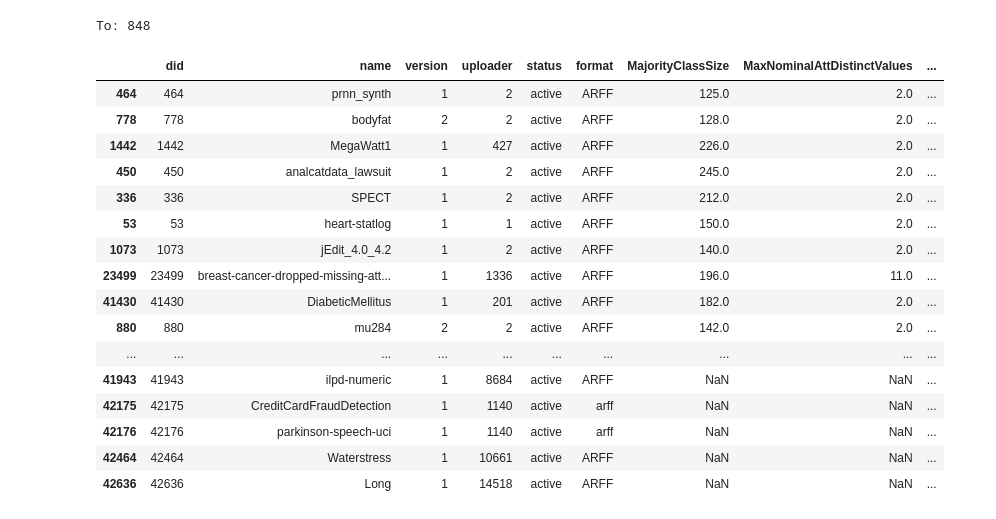
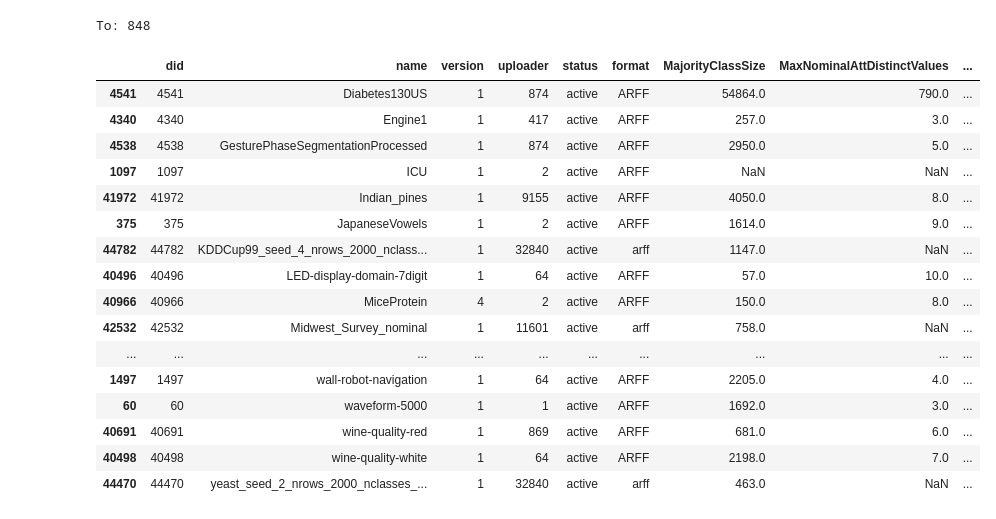
Before and after one commit to WmWessels/MasterThesis, a Jupyter notebook: reproduce/GetOpenMLTaskIDs.ipynb, the cells around one changed output. Drawn from its saved outputs; the diff is of its cells as text; code cells hidden in the pictures.

```diff
--- a/reproduce/GetOpenMLTaskIDs.ipynb
+++ b/reproduce/GetOpenMLTaskIDs.ipynb
@@ -540,22 +543,22 @@ final_multi = final_frame[final_frame["NumberOfClasses"] > 2]
 # final_multi.to_csv("multi_usable.csv")
 # %%
 pd.set_option('display.max_rows', None)
-final_binary
+final_multi.sort_values(by = "name")
 # %% [output]
 |  | did | name | version | uploader | status | format | MajorityClassSize | MaxNominalAttDistinctValues | ... |
-| 464 | 464 | prnn_synth | 1 | 2 | active | ARFF | 125.0 | 2.0 | ... |
-| 778 | 778 | bodyfat | 2 | 2 | active | ARFF | 128.0 | 2.0 | ... |
-| 1442 | 1442 | MegaWatt1 | 1 | 427 | active | ARFF | 226.0 | 2.0 | ... |
-| 450 | 450 | analcatdata_lawsuit | 1 | 2 | active | ARFF | 245.0 | 2.0 | ... |
-| 336 | 336 | SPECT | 1 | 2 | active | ARFF | 212.0 | 2.0 | ... |
-| 53 | 53 | heart-statlog | 1 | 1 | active | ARFF | 150.0 | 2.0 | ... |
-| 1073 | 1073 | jEdit_4.0_4.2 | 1 | 2 | active | ARFF | 140.0 | 2.0 | ... |
-| 23499 | 23499 | breast-cancer-dropped-missing-att... | 1 | 1336 | active | ARFF | 196.0 | 11.0 | ... |
-| 41430 | 41430 | DiabeticMellitus | 1 | 201 | active | ARFF | 182.0 | 2.0 | ... |
-| 880 | 880 | mu284 | 2 | 2 | active | ARFF | 142.0 | 2.0 | ... |
+| 4541 | 4541 | Diabetes130US | 1 | 874 | active | ARFF | 54864.0 | 790.0 | ... |
+| 4340 | 4340 | Engine1 | 1 | 417 | active | ARFF | 257.0 | 3.0 | ... |
+| 4538 | 4538 | GesturePhaseSegmentationProcessed | 1 | 874 | active | ARFF | 2950.0 | 5.0 | ... |
+| 1097 | 1097 | ICU | 1 | 2 | active | ARFF | NaN | NaN | ... |
+| 41972 | 41972 | Indian_pines | 1 | 9155 | active | ARFF | 4050.0 | 8.0 | ... |
+| 375 | 375 | JapaneseVowels | 1 | 2 | active | ARFF | 1614.0 | 9.0 | ... |
+| 44782 | 44782 | KDDCup99_seed_4_nrows_2000_nclass... | 1 | 32840 | active | arff | 1147.0 | NaN | ... |
+| 40496 | 40496 | LED-display-domain-7digit | 1 | 64 | active | ARFF | 57.0 | 10.0 | ... |
+| 40966 | 40966 | MiceProtein | 4 | 2 | active | ARFF | 150.0 | 8.0 | ... |
+| 42532 | 42532 | Midwest_Survey_nominal | 1 | 11601 | active | arff | 758.0 | NaN | ... |
 | ... | ... | ... | ... | ... | ... | ... | ... | ... | ... |
-| 41943 | 41943 | ilpd-numeric | 1 | 8684 | active | ARFF | NaN | NaN | ... |
-| 42175 | 42175 | CreditCardFraudDetection | 1 | 1140 | active | arff | NaN | NaN | ... |
-| 42176 | 42176 | parkinson-speech-uci | 1 | 1140 | active | arff | NaN | NaN | ... |
-| 42464 | 42464 | Waterstress | 1 | 10661 | active | ARFF | NaN | NaN | ... |
-| 42636 | 42636 | Long | 1 | 14518 | active | ARFF | NaN | NaN | ... |
+| 1497 | 1497 | wall-robot-navigation | 1 | 64 | active | ARFF | 2205.0 | 4.0 | ... |
+| 60 | 60 | waveform-5000 | 1 | 1 | active | ARFF | 1692.0 | 3.0 | ... |
+| 40691 | 40691 | wine-quality-red | 1 | 869 | active | ARFF | 681.0 | 6.0 | ... |
+| 40498 | 40498 | wine-quality-white | 1 | 64 | active | ARFF | 2198.0 | 7.0 | ... |
+| 44470 | 44470 | yeast_seed_2_nrows_2000_nclasses_... | 1 | 32840 | active | arff | 463.0 | NaN | ... |
```
Also changed, not shown: parts of 7 cells of this notebook, 2 other files.
